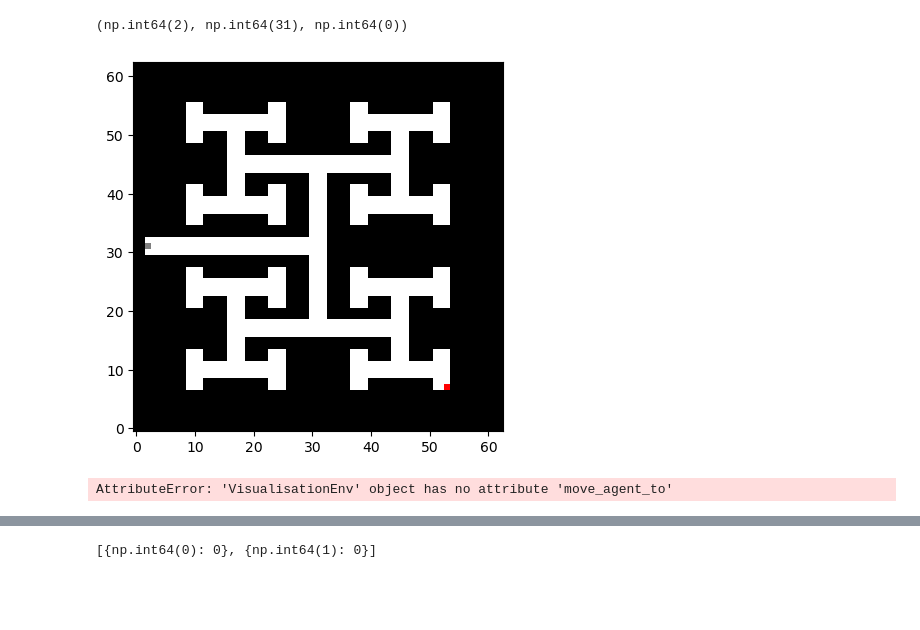
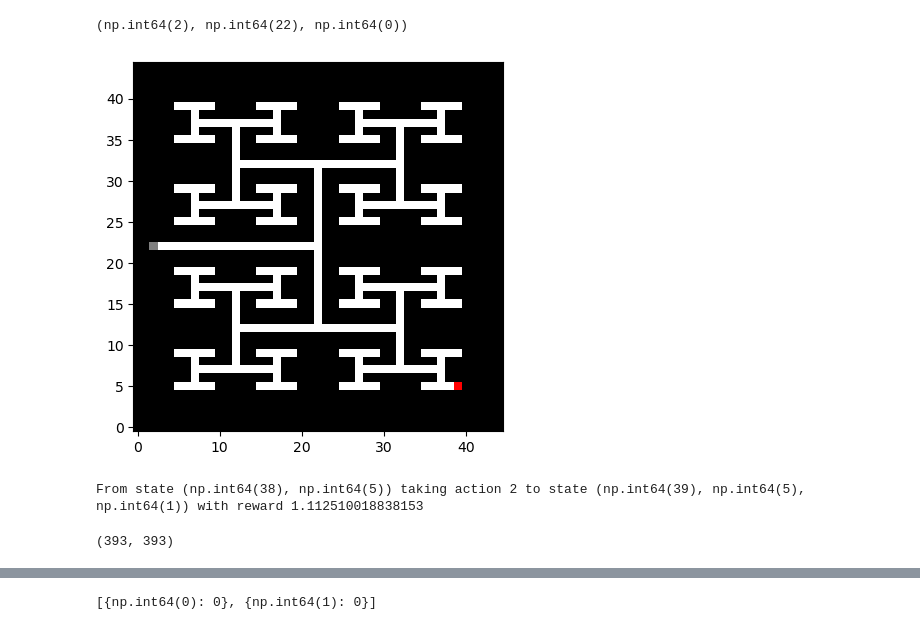
Before and after one commit to seblee97/state-abstraction-capacity, a Jupyter notebook: notebooks/initial.ipynb, the cells around one changed output, grey strips where cells are left out. Drawn from its saved outputs; the diff is of its cells as text; code cells hidden in the pictures; blank space fills up the shorter version.

Commit message:
reduced size of meister maze environment

```diff
--- a/notebooks/initial.ipynb
+++ b/notebooks/initial.ipynb
@@ -86,15 +88,16 @@ map_yaml_path = 'meister_maze.yaml'
 episode_timeout = 1000
 # %%
 env = key_door_env.KeyDoorEnv(map_ascii_path=map_path, map_yaml_path=map_yaml_path, representation="agent_position", episode_timeout=episode_timeout)
-env = visualisation_env.VisualisationEnv(env)
+vis_env = visualisation_env.VisualisationEnv(env)
 # %%
 env.reset_environment(train=True)
+vis_env.reset_environment(train=True)
 # %% [output]
-(np.int64(2), np.int64(31), np.int64(0))
+(np.int64(2), np.int64(22), np.int64(0))
 # %%
-env.render()
+vis_env.render()
 # %% [output]
-[figure, old version]
+[figure, new version]
 # %%
 state_id_mapping = {state: i for i, state in enumerate(env.positional_state_space)}
 id_state_mapping = {i: state for i, state in enumerate(env.positional_state_space)}
@@ -105,7 +108,7 @@ A = len(env.action_space)
 P = np.zeros((S, A, S))
 R = np.zeros((S, A))
 
-reward_positions = list(env._env._rewards.keys())
+reward_positions = list(env._rewards.keys())
 
 for state in env.positional_state_space:
     state_index = state_id_mapping[state]
@@ -115,9 +118,11 @@ for state in env.positional_state_space:
             env.reset_environment(train=True)
             env.move_agent_to(state)
             reward, new_state = env.step(action)
+            if reward > 0:
+                print(f"From state {state} taking action {action} to state {new_state} with reward {reward}")
             # import pdb; pdb.set_trace()
             new_state_index = state_id_mapping[new_state[:2]]
             P[state_index][action][new_state_index] = 1
             R[state_index][action] = reward
 # %% [output]
-AttributeError: 'VisualisationEnv' object has no attribute 'move_agent_to'
+From state (np.int64(38), np.int64(5)) taking action 2 to state (np.int64(39), np.int64(5), np.int64(1)) with reward 1.112510018838153
@@ -124,2 +131,6 @@ AttributeError: 'VisualisationEnv' object has no attribute 'move_agent_to'
+# %%
+S, len(blocks)
+# %% [output]
+(393, 393)
 # %%
 state_blocks, sa_blocks, state_label, sa_label, P_tilde, R_tilde, action_index_per_block = utils.joint_state_action_abstraction(P, R)
```
Also changed, not shown: parts of 15 cells of this notebook, 3 other files.
